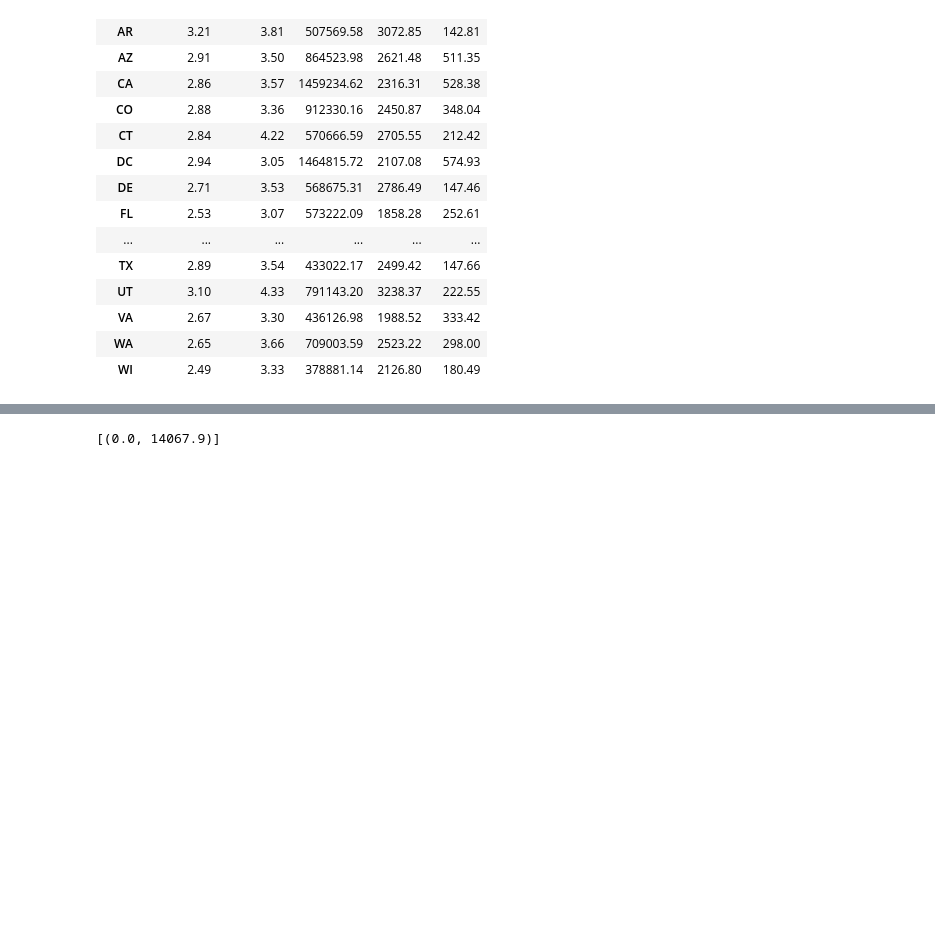
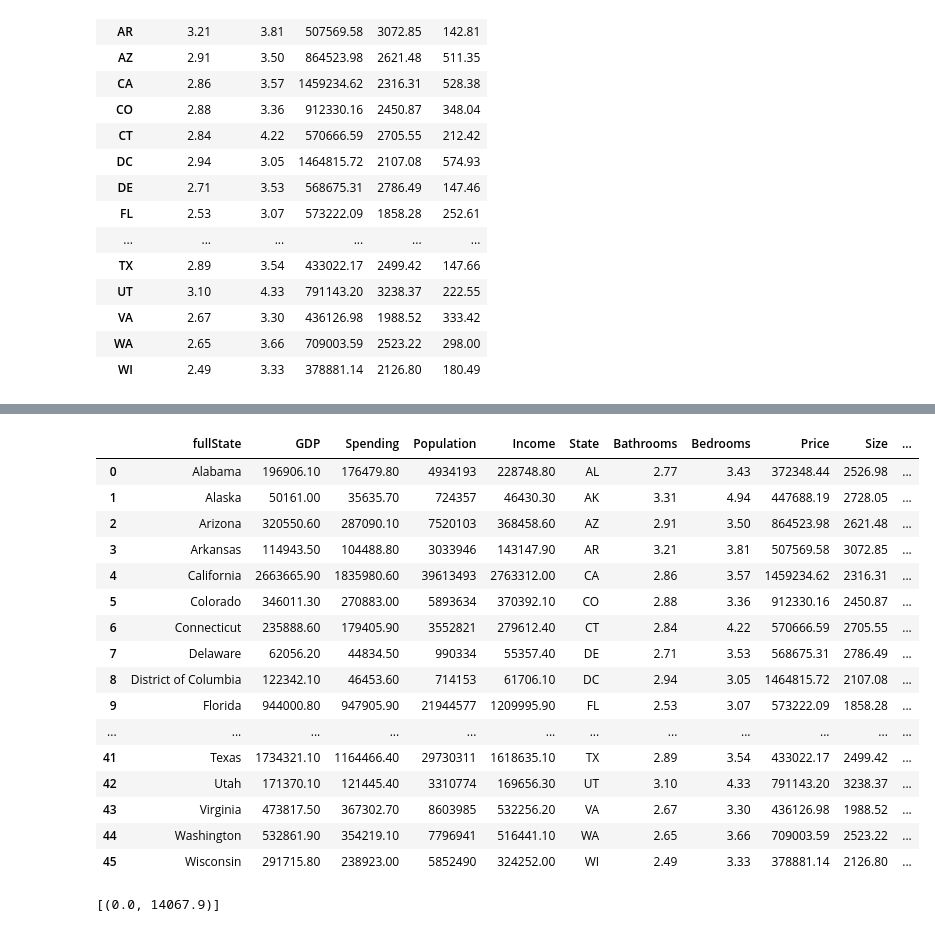
Before and after one commit to StockJanitor/CIS41_Project, a Jupyter notebook: CIS41_Project.ipynb, the cells around one changed output, grey strips where cells are left out. Saved outputs shown, nothing was run; the diff lists cells and outputs as text; code cells hidden in the pictures; blank space fills up the shorter version.

Commit message:
created state_df and cleaned for final house_df

```diff
--- a/CIS41_Project.ipynb
+++ b/CIS41_Project.ipynb
@@ -461,11 +471,10 @@ house_df.tail()
 # %%
-house_df = house_df.sort_values(by='State')
-house_df.reset_index(inplace=True,drop=True)
-house_df2 = house_df
-merged_df2 = merged_df[(merged_df['fullState'] != 'Vermont')]
-list1 = list(house_df2.State.unique())
-list2 = list(merged_df2.fullState)
-dict(zip(list1,list2))
+# making a dict of state list comparing merged_df to house_df, and prepare commands for merge
+merged_df = merged_df[(merged_df['fullState'] != 'Vermont')]
+list1 = list(house_df.State.unique())
+list2 = list(merged_df.fullState)
+state_dict = dict(zip(list1,list2))
+state_dict
 # %% [output]
 {'AK': 'Alabama',
  'AL': 'Alaska',
@@ -487,2 +543,6 @@ dict(zip(list1,list2))
 # %% [markdown]
 ### Data Visualization
+# %%
+# Pivot table by region
+pd.set_option('display.float_format', '{:.2f}'.format)
+pd.pivot_table(house_df, values=['perSqFt','Size','Bedrooms','Bathrooms','Price'], index=['Region'])
@@ -489,7 +556,8 @@ dict(zip(list1,list2))
 # %%
 # Piviot Tabel, setting format display to float with 2 decimal places
 pd.set_option('display.float_format', '{:.2f}'.format)
-pd.pivot_table(house_df, values=['perSqFt','Size','Bedrooms','Bathrooms','Price'], index=['State'])
+pivot_state = pd.pivot_table(house_df, values=['perSqFt','Size','Bedrooms','Bathrooms','Price'], index=['State'])
+pivot_state
 # %% [output]
 |  | Bathrooms | Bedrooms | Price | Size | perSqFt |
 | State |  |  |  |  |  |
@@ -513,0 +580,13 @@ pd.pivot_table(house_df, values=['perSqFt','Size','Bedrooms','Bathrooms','Price'
+# %%
+#Converting pivot into DF and reset index
+pivot_df =pd.DataFrame(pivot_state)
+pivot_df = pivot_df.reset_index()
+
+# create function to insert fullState name for merge
+def insert_fullState(a):
+    a = state_dict[a]
+    return a
+# insert both fullState and Region
+pivot_df['fullState'] = pivot_df.State.apply(insert_fullState)
+pivot_df['Region'] = pivot_df.State.apply(find_region)
+pivot_df
@@ -514,3 +611,25 @@ pd.pivot_table(house_df, values=['perSqFt','Size','Bedrooms','Bathrooms','Price'
+# %%
+# Creating state_df; now we have both state_df and house_df
+state_df = merged_df.merge(pivot_df, how = 'inner', on = 'fullState')
+state_df
+# %% [output]
+|  | fullState | GDP | Spending | Population | Income | State | Bathrooms | Bedrooms | Price | Size | ... |
+| 0 | Alabama | 196906.10 | 176479.80 | 4934193 | 228748.80 | AL | 2.77 | 3.43 | 372348.44 | 2526.98 | ... |
+| 1 | Alaska | 50161.00 | 35635.70 | 724357 | 46430.30 | AK | 3.31 | 4.94 | 447688.19 | 2728.05 | ... |
+| 2 | Arizona | 320550.60 | 287090.10 | 7520103 | 368458.60 | AZ | 2.91 | 3.50 | 864523.98 | 2621.48 | ... |
+| 3 | Arkansas | 114943.50 | 104488.80 | 3033946 | 143147.90 | AR | 3.21 | 3.81 | 507569.58 | 3072.85 | ... |
+| 4 | California | 2663665.90 | 1835980.60 | 39613493 | 2763312.00 | CA | 2.86 | 3.57 | 1459234.62 | 2316.31 | ... |
+| 5 | Colorado | 346011.30 | 270883.00 | 5893634 | 370392.10 | CO | 2.88 | 3.36 | 912330.16 | 2450.87 | ... |
+| 6 | Connecticut | 235888.60 | 179405.90 | 3552821 | 279612.40 | CT | 2.84 | 4.22 | 570666.59 | 2705.55 | ... |
+| 7 | Delaware | 62056.20 | 44834.50 | 990334 | 55357.40 | DE | 2.71 | 3.53 | 568675.31 | 2786.49 | ... |
+| 8 | District of Columbia | 122342.10 | 46453.60 | 714153 | 61706.10 | DC | 2.94 | 3.05 | 1464815.72 | 2107.08 | ... |
+| 9 | Florida | 944000.80 | 947905.90 | 21944577 | 1209995.90 | FL | 2.53 | 3.07 | 573222.09 | 1858.28 | ... |
+| ... | ... | ... | ... | ... | ... | ... | ... | ... | ... | ... | ... |
+| 41 | Texas | 1734321.10 | 1164466.40 | 29730311 | 1618635.10 | TX | 2.89 | 3.54 | 433022.17 | 2499.42 | ... |
+| 42 | Utah | 171370.10 | 121445.40 | 3310774 | 169656.30 | UT | 3.10 | 4.33 | 791143.20 | 3238.37 | ... |
+| 43 | Virginia | 473817.50 | 367302.70 | 8603985 | 532256.20 | VA | 2.67 | 3.30 | 436126.98 | 1988.52 | ... |
+| 44 | Washington | 532861.90 | 354219.10 | 7796941 | 516441.10 | WA | 2.65 | 3.66 | 709003.59 | 2523.22 | ... |
+| 45 | Wisconsin | 291715.80 | 238923.00 | 5852490 | 324252.00 | WI | 2.49 | 3.33 | 378881.14 | 2126.80 | ... |
 # %%
 plt.figure(figsize=(16,12))
 g=sns.countplot(x='Region',data=house_df,hue='Type')
```
Also changed, not shown: parts of 6 cells of this notebook.
